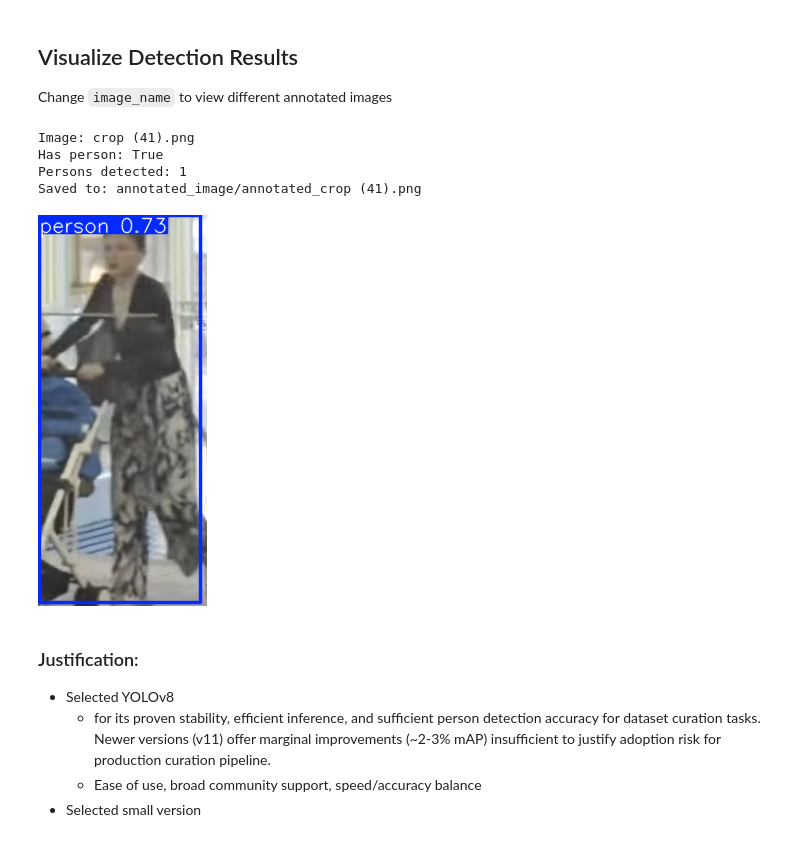
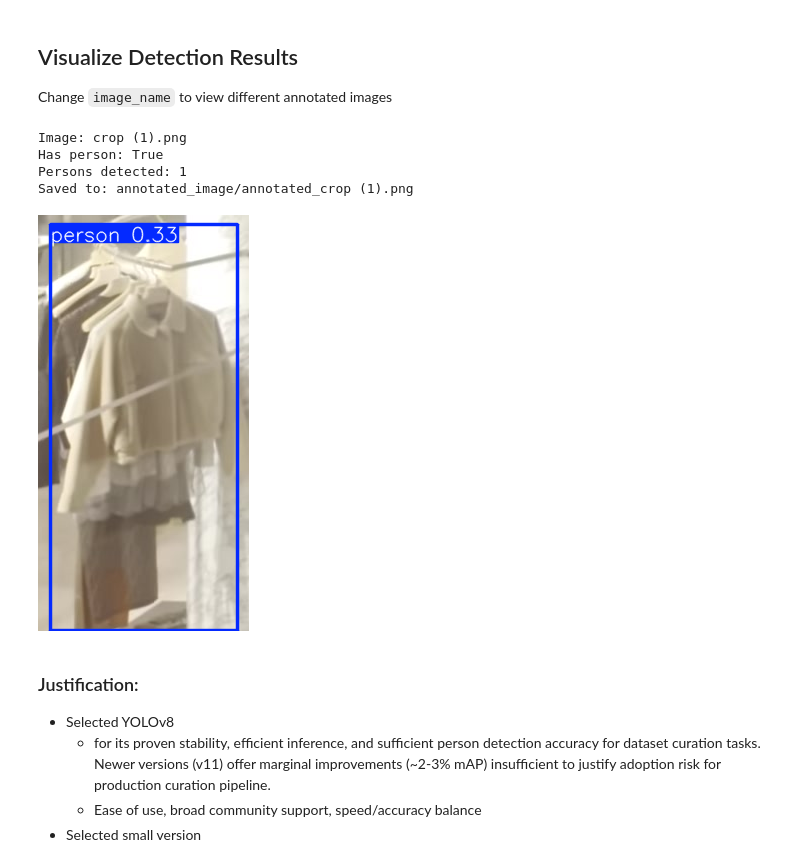
Before and after one commit to ChinSekYi/vision-pipeline-dataset-cleaner, a Jupyter notebook: notebooks/02_person_detection.ipynb, the cells around one changed output. Saved outputs shown, nothing was run; the diff lists cells and outputs as text; code cells hidden in the pictures.

```diff
--- a/notebooks/02_person_detection.ipynb
+++ b/notebooks/02_person_detection.ipynb
@@ -241,32 +241,32 @@ Total images in person_only: 721
 ## Visualize Detection Results
 Change `image_name` to view different annotated images
 # %%
-image_name = 'crop (41).png'
+image_name = 'crop (1).png'
 
 # Create annotated_image folder if it doesn't exist (in /notebooks)
 annotated_folder = Path('./annotated_image')
 annotated_folder.mkdir(exist_ok=True)
 
 if image_name in all_results:
     entry = all_results[image_name]
     result = entry["result"]
     saved_path = result.save(filename=str(annotated_folder / f'annotated_{image_name}'))
 
     print(f"Image: {image_name}")
     print(f"Has person: {entry['has_person']}")
     print(f"Persons detected: {len(result.boxes)}")
     print(f"Saved to: {saved_path}\n")
 
     display(Image(saved_path))
 else:
     print(f"Image '{image_name}' not found")
     print(f"Available: {sorted(list(all_results.keys()))[:10]}...")
 # %% [output]
-Image: crop (41).png
+Image: crop (1).png
 Has person: True
 Persons detected: 1
-Saved to: annotated_image/annotated_crop (41).png
+Saved to: annotated_image/annotated_crop (1).png
-[figure, old version]
+[figure, new version]
 # %% [markdown]
 ### Justification:
 - Selected YOLOv8
```
Also changed, not shown: 9 other files.
